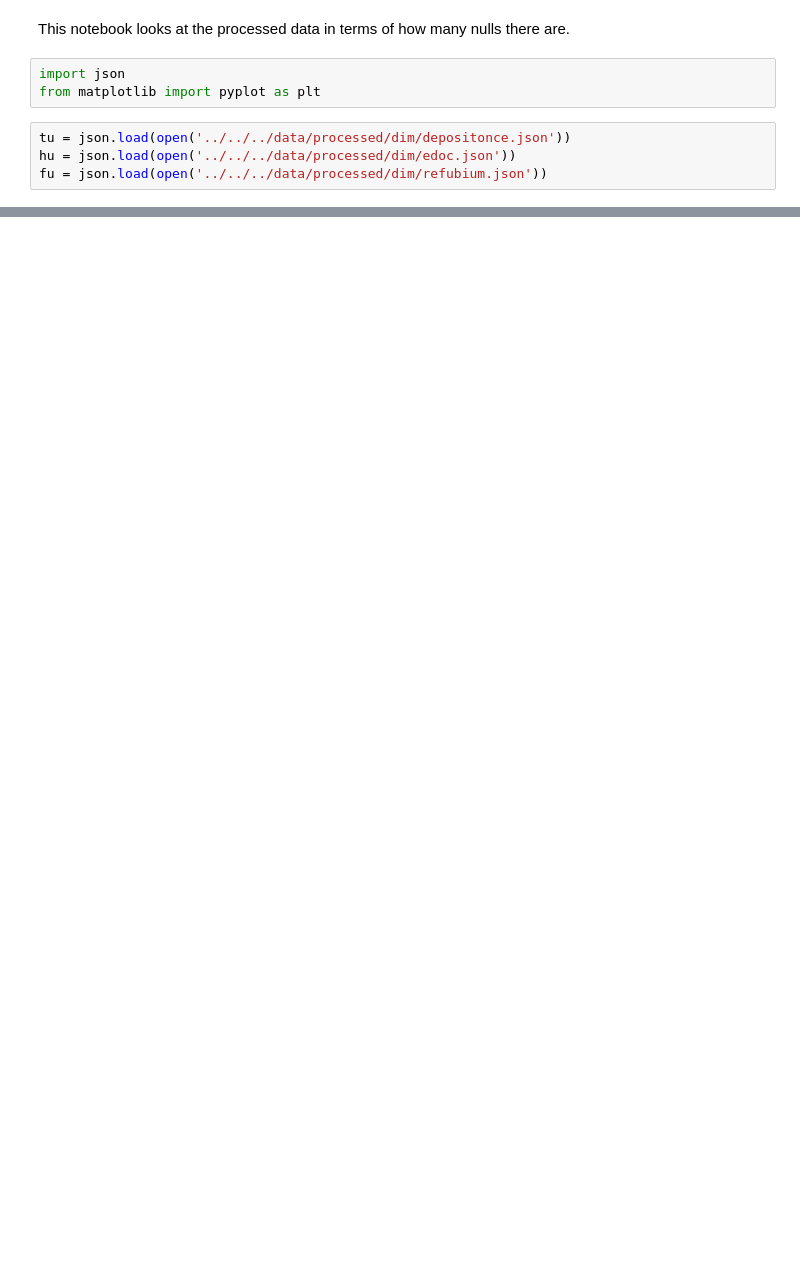
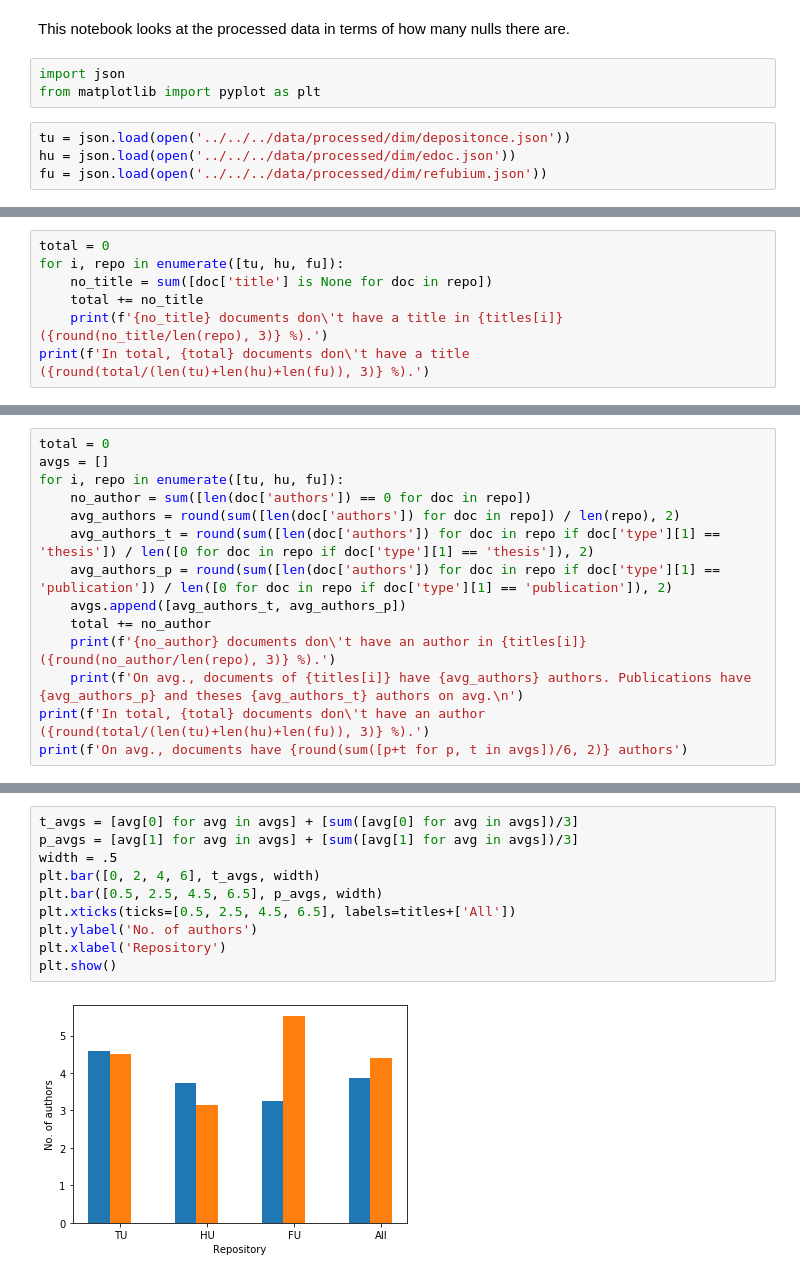
Before and after one commit to carlosfranzreb-uni/thesis_repo_analysis, a Jupyter notebook: analysis/dim/processed/fill_quota.ipynb, the cells around one changed output, grey strips where cells are left out. Cells and saved outputs as stored; diff of their text form; blank space fills up the shorter version.

Commit message:
Analyse no. of authors.

```diff
--- a/analysis/dim/processed/fill_quota.ipynb
+++ b/analysis/dim/processed/fill_quota.ipynb
@@ -28,0 +31,7 @@ Text(0.5, 1.0, 'All')
+# %%
+total = 0
+for i, repo in enumerate([tu, hu, fu]):
+    no_title = sum([doc['title'] is None for doc in repo])
+    total += no_title
+    print(f'{no_title} documents don\'t have a title in {titles[i]} ({round(no_title/len(repo), 3)} %).')
+print(f'In total, {total} documents don\'t have a title ({round(total/(len(tu)+len(hu)+len(fu)), 3)} %).')
@@ -28,0 +45,14 @@ Text(0.5, 1.0, 'All')
+# %%
+total = 0
+avgs = []
+for i, repo in enumerate([tu, hu, fu]):
+    no_author = sum([len(doc['authors']) == 0 for doc in repo])
+    avg_authors = round(sum([len(doc['authors']) for doc in repo]) / len(repo), 2)
+    avg_authors_t = round(sum([len(doc['authors']) for doc in repo if doc['type'][1] == 'thesis']) / len([0 for doc in repo if doc['type'][1] == 'thesis']), 2)
+    avg_authors_p = round(sum([len(doc['authors']) for doc in repo if doc['type'][1] == 'publication']) / len([0 for doc in repo if doc['type'][1] == 'publication']), 2)
+    avgs.append([avg_authors_t, avg_authors_p])
+    total += no_author
+    print(f'{no_author} documents don\'t have an author in {titles[i]} ({round(no_author/len(repo), 3)} %).')
+    print(f'On avg., documents of {titles[i]} have {avg_authors} authors. Publications have {avg_authors_p} and theses {avg_authors_t} authors on avg.\n')
+print(f'In total, {total} documents don\'t have an author ({round(total/(len(tu)+len(hu)+len(fu)), 3)} %).')
+print(f'On avg., documents have {round(sum([p+t for p, t in avgs])/6, 2)} authors')
@@ -28,0 +71,12 @@ Text(0.5, 1.0, 'All')
+# %%
+t_avgs = [avg[0] for avg in avgs] + [sum([avg[0] for avg in avgs])/3]
+p_avgs = [avg[1] for avg in avgs] + [sum([avg[1] for avg in avgs])/3]
+width = .5
+plt.bar([0, 2, 4, 6], t_avgs, width)
+plt.bar([0.5, 2.5, 4.5, 6.5], p_avgs, width)
+plt.xticks(ticks=[0.5, 2.5, 4.5, 6.5], labels=titles+['All'])
+plt.ylabel('No. of authors')
+plt.xlabel('Repository')
+plt.show()
+# %% [output]
+[figure, added]
```
Also changed, not shown: parts of 6 cells of this notebook.
